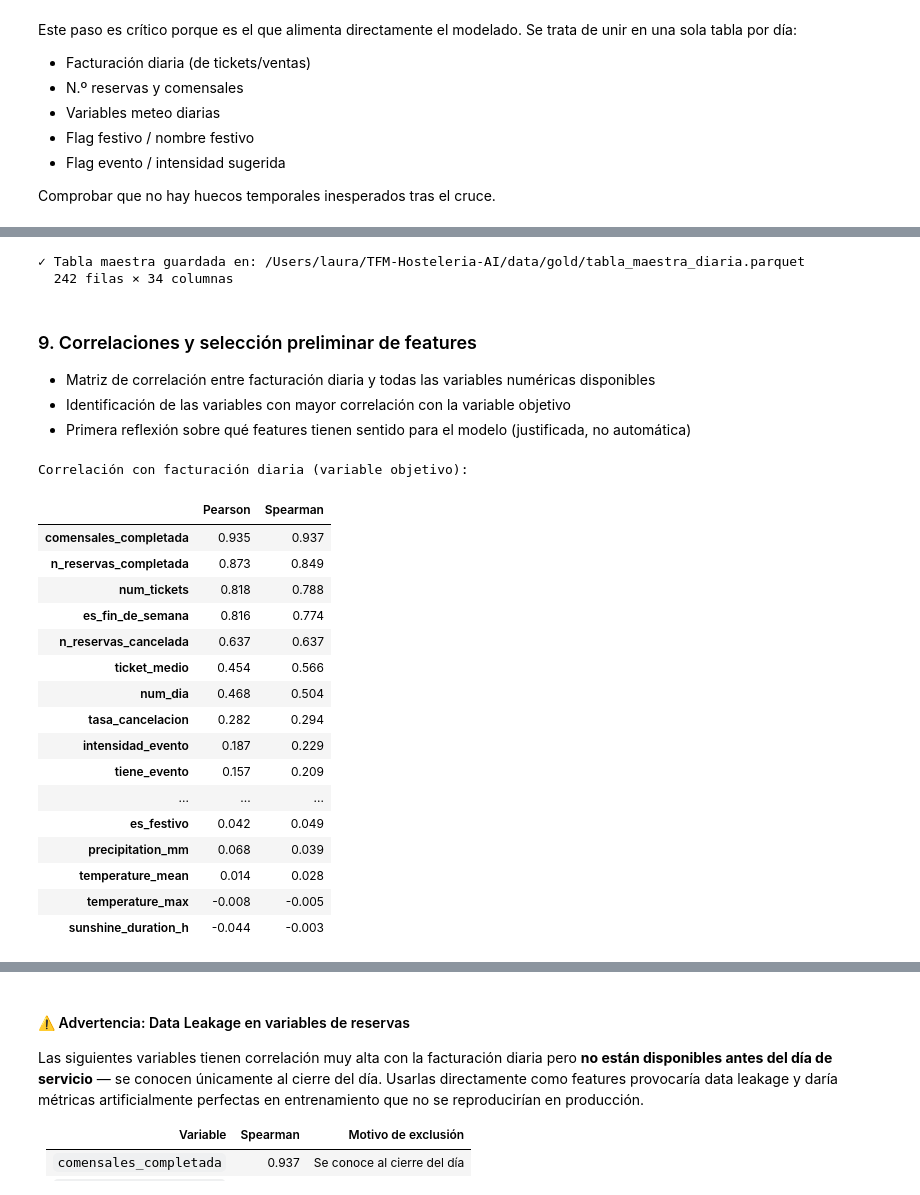
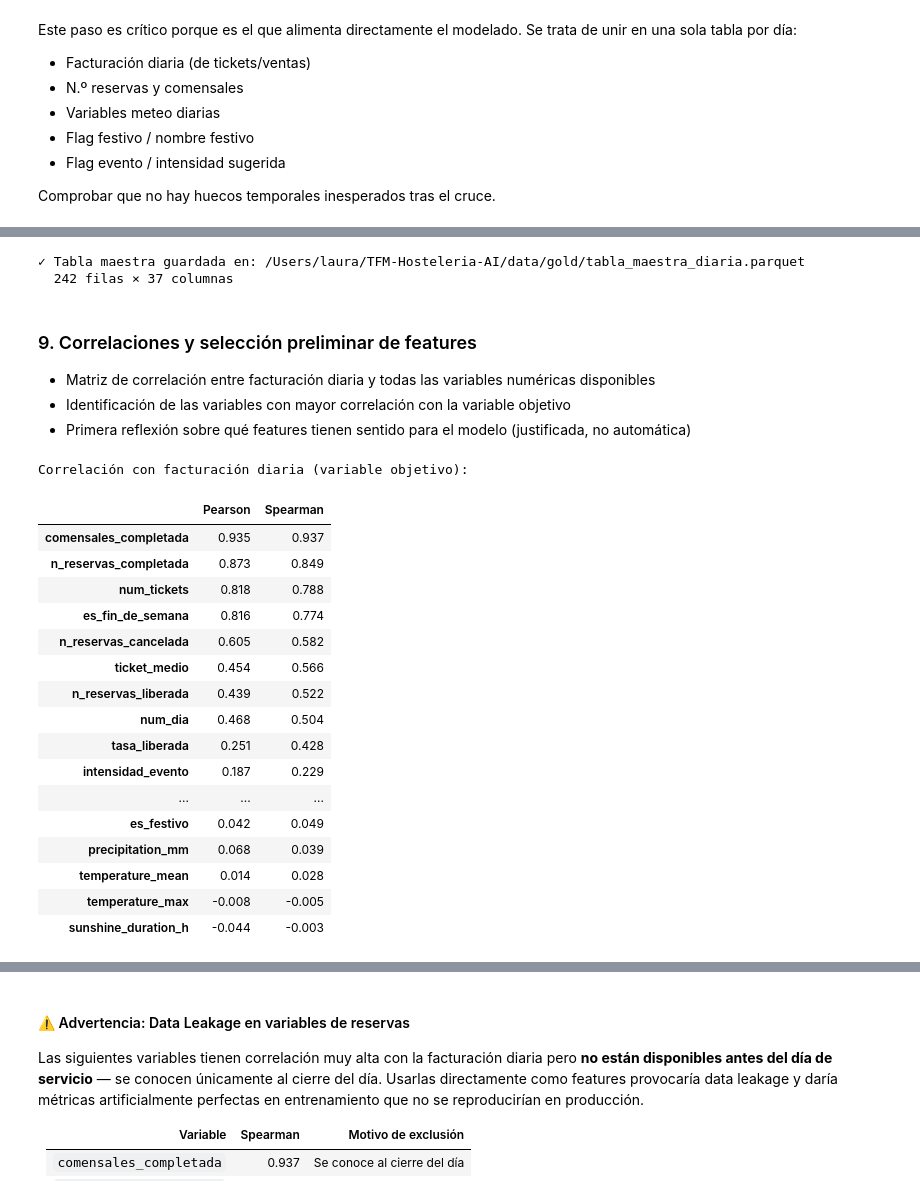
Before and after one commit to Joaquindam/TFM-Hosteleria-AI, a Jupyter notebook: notebooks/03_EDA.ipynb, the cells around one changed output, grey strips where cells are left out. Cells and saved outputs as stored; diff of their text form; code cells hidden in the pictures.

```diff
--- a/notebooks/03_EDA.ipynb
+++ b/notebooks/03_EDA.ipynb
@@ -719,9 +739,7 @@ plt.show()
 # Antelación = reservation_datetime - created_datetime
 # Mide cuántos días antes se hace la reserva respecto al servicio
 
-df_reservas['antelacion_dias'] = (
-    df_reservas['reservation_datetime'] - df_reservas['created_datetime']
-).dt.total_seconds() / 86400
+df_reservas['antelacion_dias'] = df_reservas['antelacion_horas'] / 24
 
 # Descartamos antelaciones negativas (errores de registro) y > 365 días
 antelacion_valida = df_reservas[
@@ -2290,6 +2311,8 @@ df_gold['tasa_no_show']         = (df_gold['n_reservas_no_show'] /
                                    df_gold['n_reservas_total'].replace(0, pd.NA) * 100).round(2)
 df_gold['tasa_cancelacion']     = (df_gold['n_reservas_cancelada'] /
                                    df_gold['n_reservas_total'].replace(0, pd.NA) * 100).round(2)
+df_gold['tasa_liberada']        = (df_gold['n_reservas_liberada'] /
+                                   df_gold['n_reservas_total'].replace(0, pd.NA) * 100).round(2)
 df_gold['es_fin_de_semana']     = df_gold['num_dia'].isin([4, 5]).astype(int)
 df_gold['es_lunes']             = (df_gold['num_dia'] == 0).astype(int)
 
@@ -2383,8 +2409,10 @@ Estadísticas de facturación diaria:
 
 cols_reservas = [
     'n_reservas_cancelada', 'n_reservas_completada', 'n_reservas_no_show',
+    'n_reservas_liberada',
     'comensales_cancelada', 'comensales_completada', 'comensales_no_show',
-    'n_reservas_total', 'tasa_no_show', 'tasa_cancelacion'
+    'comensales_liberada',
+    'n_reservas_total', 'tasa_no_show', 'tasa_cancelacion', 'tasa_liberada'
 ]
 
 # Verificamos qué días son antes de imputar
@@ -2497,7 +2527,7 @@ print(f"\n✓ Tabla maestra guardada en: {ruta_gold}")
 print(f"  {df_gold.shape[0]:,} filas × {df_gold.shape[1]} columnas")
 # %% [output]
 ✓ Tabla maestra guardada en: /Users/laura/TFM-Hosteleria-AI/data/gold/tabla_maestra_diaria.parquet
-  242 filas × 34 columnas
+  242 filas × 37 columnas
 # %% [markdown]
 ### 9. Correlaciones y selección preliminar de features
 - Matriz de correlación entre facturación diaria y todas las variables numéricas disponibles
@@ -2506,41 +2536,41 @@ print(f"  {df_gold.shape[0]:,} filas × {df_gold.shape[1]} columnas")
 # %%
 # Correlaciones de Pearson y Spearman con la variable objetivo
 vars_modelo = [
     'num_tickets', 'ticket_medio',
-    'n_reservas_completada', 'n_reservas_cancelada', 'n_reservas_no_show',
-    'comensales_completada', 'tasa_no_show', 'tasa_cancelacion',
+    'n_reservas_completada', 'n_reservas_cancelada', 'n_reservas_no_show', 'n_reservas_liberada',
+    'comensales_completada', 'tasa_no_show', 'tasa_cancelacion', 'tasa_liberada',
     'temperature_max', 'temperature_min', 'temperature_mean',
     'precipitation_mm', 'precipitation_hours',
     'wind_speed_max', 'sunshine_duration_h',
     'es_festivo', 'tiene_evento', 'intensidad_evento',
     'es_fin_de_semana', 'num_dia'
 ]
 
 correlaciones_obj = pd.DataFrame({
     'Pearson' : [df_gold['facturacion'].corr(df_gold[v])
                  for v in vars_modelo],
     'Spearman': [df_gold['facturacion'].rank().corr(df_gold[v].rank())
                  for v in vars_modelo],
 }, index=vars_modelo).round(3)
 
 correlaciones_obj['abs_spearman'] = correlaciones_obj['Spearman'].abs()
 correlaciones_obj = correlaciones_obj.sort_values('abs_spearman', ascending=False)
 
 print("Correlación con facturación diaria (variable objetivo):")
 display(correlaciones_obj.drop(columns='abs_spearman'))
 # %% [output]
 Correlación con facturación diaria (variable objetivo):
 |  | Pearson | Spearman |
 | comensales_completada | 0.935 | 0.937 |
 | n_reservas_completada | 0.873 | 0.849 |
 | num_tickets | 0.818 | 0.788 |
 | es_fin_de_semana | 0.816 | 0.774 |
-| n_reservas_cancelada | 0.637 | 0.637 |
+| n_reservas_cancelada | 0.605 | 0.582 |
 | ticket_medio | 0.454 | 0.566 |
+| n_reservas_liberada | 0.439 | 0.522 |
 | num_dia | 0.468 | 0.504 |
-| tasa_cancelacion | 0.282 | 0.294 |
+| tasa_liberada | 0.251 | 0.428 |
 | intensidad_evento | 0.187 | 0.229 |
-| tiene_evento | 0.157 | 0.209 |
 | ... | ... | ... |
 | es_festivo | 0.042 | 0.049 |
 | precipitation_mm | 0.068 | 0.039 |
```
Also changed, not shown: parts of 32 cells of this notebook, 12 other files.
